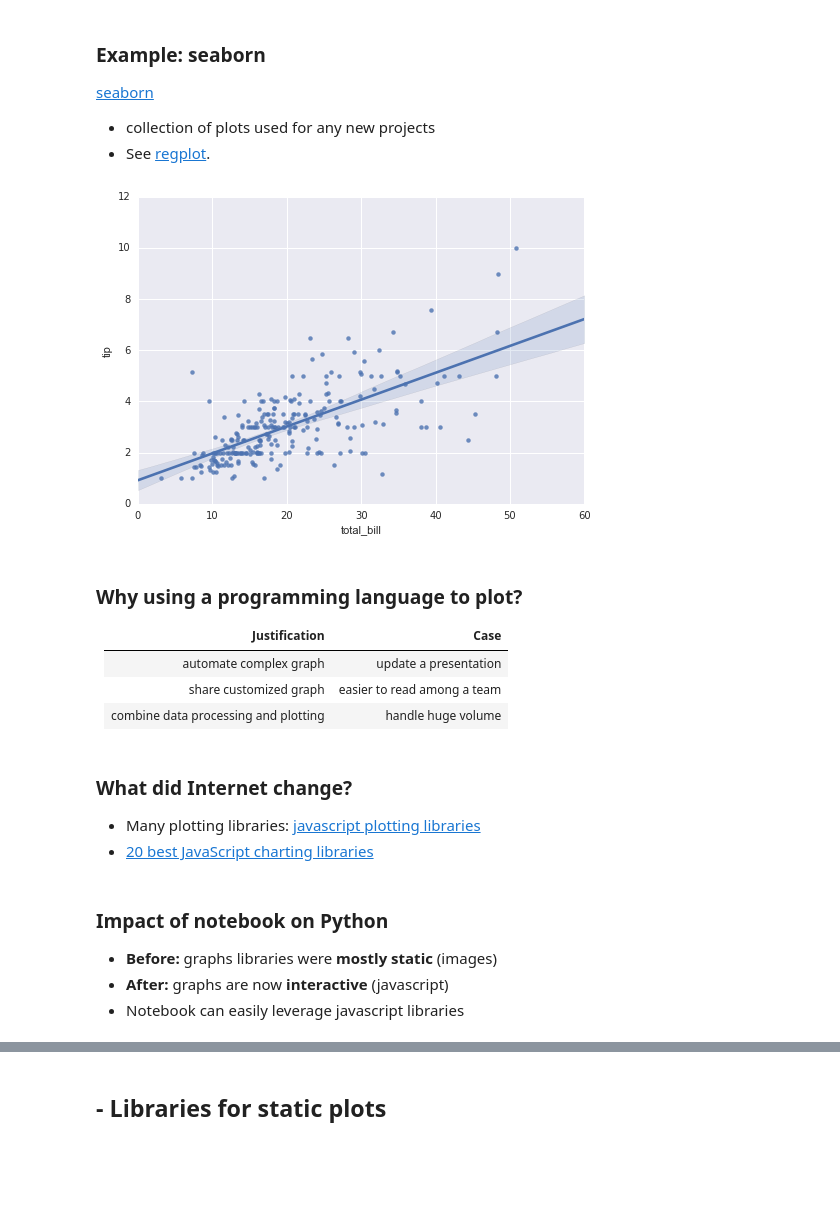
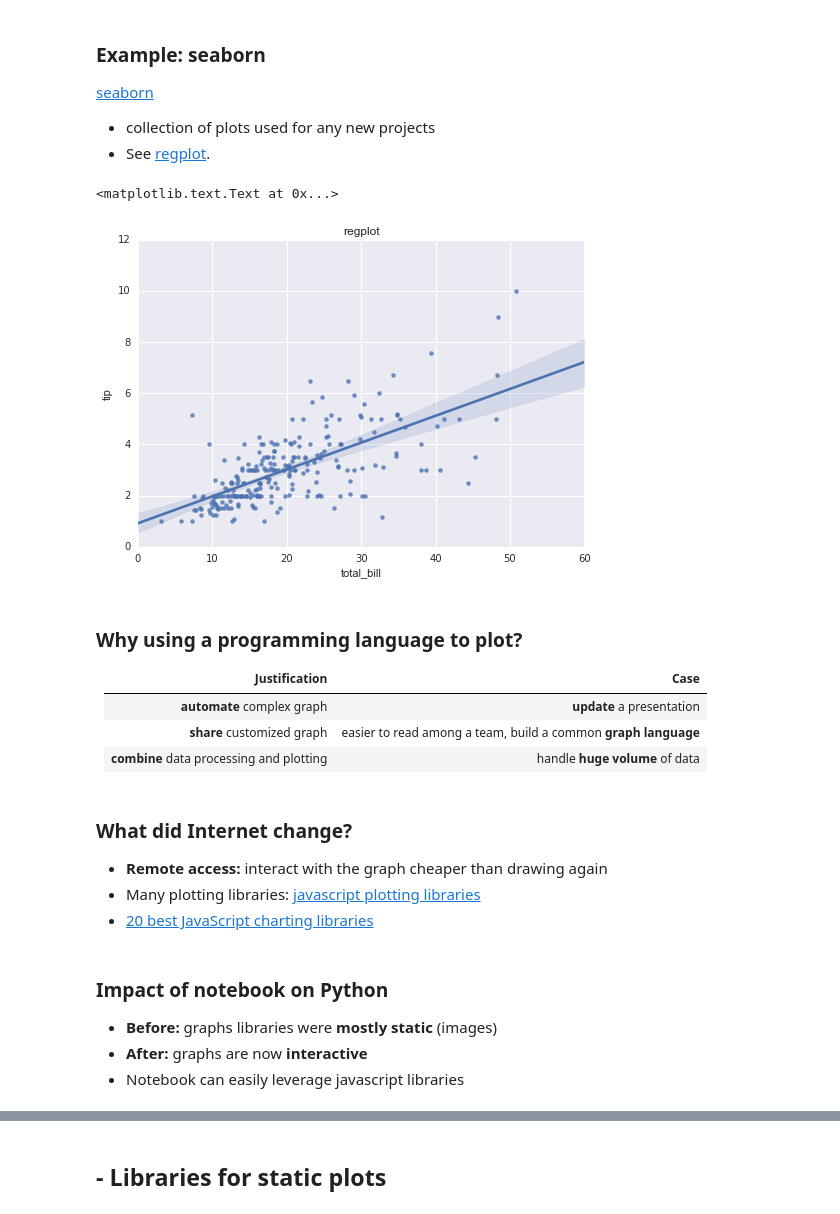
Before and after one commit to sdpython/jupytalk, a Jupyter notebook: _doc/notebooks/2016/pydata/10_plotting_libraries.ipynb, the cells around one changed output, grey strips where cells are left out. Saved outputs shown, nothing was run; the diff lists cells and outputs as text; code cells hidden in the pictures; blank space fills up the shorter version.

Commit message:
update for the presentation

```diff
--- a/_doc/notebooks/2016/pydata/10_plotting_libraries.ipynb
+++ b/_doc/notebooks/2016/pydata/10_plotting_libraries.ipynb
@@ -99,27 +97,30 @@ ax.set_title("network", size=20)
 # %%
 import seaborn; seaborn.set(color_codes=True)
 tips = seaborn.load_dataset("tips")
 ax = seaborn.regplot(x="total_bill", y="tip", data=tips)
+ax.set_title("regplot")
 # %% [output]
+<matplotlib.text.Text at 0x...>
-[figure, old version]
+[figure, new version]
 # %% [markdown]
 ### Why using a programming language to plot?
 
 Justification | Case
 --------------|-----
-automate complex graph | update a presentation
-share customized graph | easier to read among a team
-combine data processing and plotting | handle huge volume
+**automate** complex graph | **update** a presentation
+**share** customized graph | easier to read among a team, build a common **graph language**
+**combine** data processing and plotting | handle **huge volume** of data
 # %% [markdown]
 ### What did Internet change?
 
+* **Remote access:** interact with the graph cheaper than drawing again
 * Many plotting libraries: [javascript plotting libraries](https://www.bing.com/search?q=javascript+plotting+libraries&FORM=AWRE)
 * [20 best JavaScript charting libraries](http://thenextweb.com/dd/2015/06/12/20-best-javascript-chart-libraries/#gref)
 # %% [markdown]
 ### Impact of notebook on Python
 
 * **Before:** graphs libraries were **mostly static** (images)
-* **After:** graphs are now **interactive** (javascript)
+* **After:** graphs are now **interactive**
 * Notebook can easily leverage javascript libraries
 # %% [markdown]
 ### Decisions
```
Also changed, not shown: parts of 54 cells of this notebook, 30 other files.
